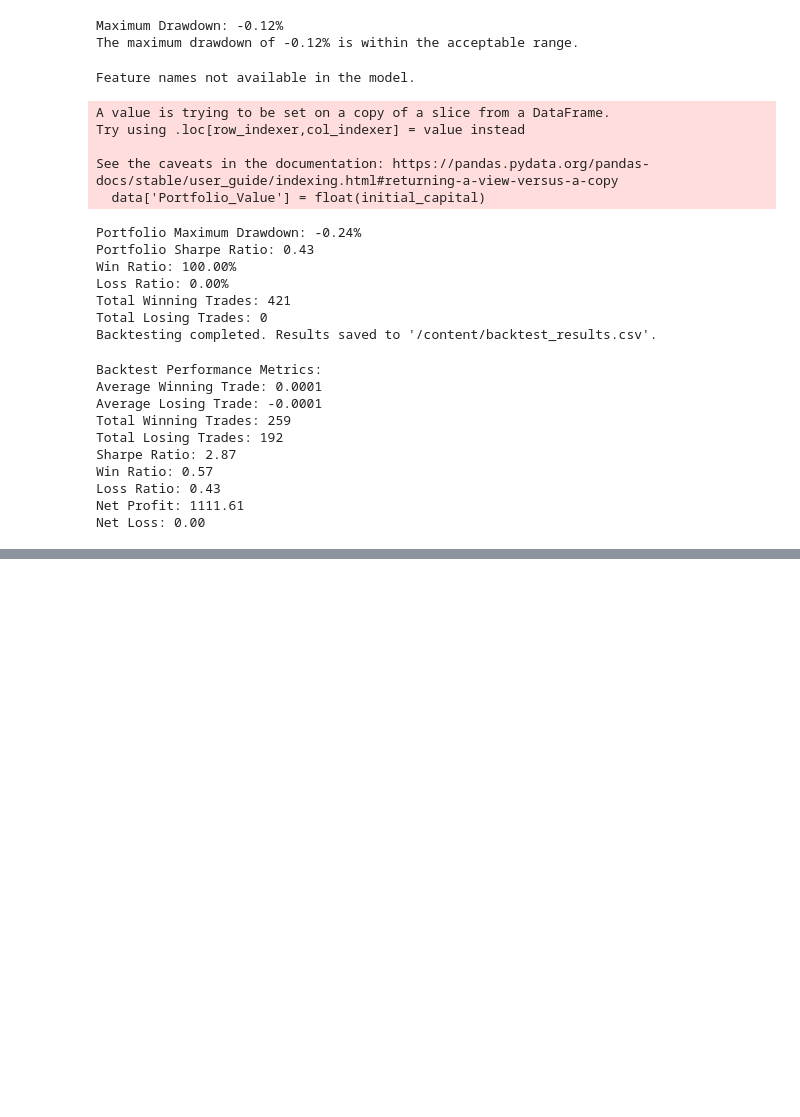
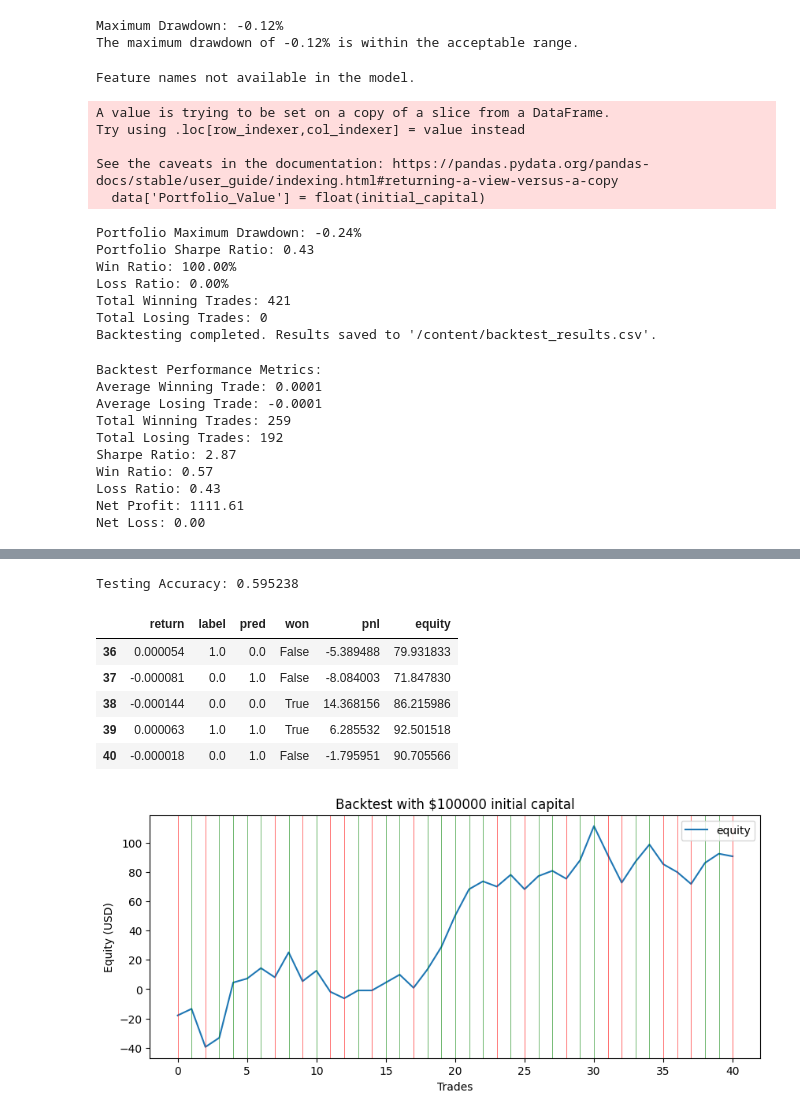
Before and after one commit to godwins3/PAfTA, a Jupyter notebook: notebooks/Nexo.ipynb, the cells around one changed output, grey strips where cells are left out. Cells and saved outputs as stored; diff of their text form; code cells hidden in the pictures; blank space fills up the shorter version.

```diff
--- a/notebooks/Nexo.ipynb
+++ b/notebooks/Nexo.ipynb
@@ -942,0 +1015,7 @@ Net Loss: 0.00
+# %%
+# Make label, 1 as rising price, 0 as falling price
+
+df['label'] = df['return'].shift(-1)
+df['label'] = df['label'].apply(lambda x: 1 if x>0.0 else 0)
+df.dropna(inplace=True)
+df.tail()
@@ -942,0 +1127,60 @@ Net Loss: 0.00
+# %%
+# Define Model and fit
+# Here we use 95% of data for training, and last 5% for testing
+
+from sklearn.ensemble import GradientBoostingClassifier
+model = GradientBoostingClassifier(random_state=0, learning_rate=0.03, n_estimators=10000)
+
+train_len = int(len(train_x)*0.95)
+model.fit(train_x[:train_len], train_y[:train_len])
+
+accuracy = model.score(train_x[train_len:], train_y[train_len:])
+print('Testing Accuracy: %f' % accuracy)
+# %% [output]
+Testing Accuracy: 0.595238
+# %%
+# Predict test data
+
+pred = model.predict(train_x[train_len:])
+
+
+# Calculate equity..
+
+contracts  = 100000.0
+commission = 0.0
+
+
+df_trade = pd.DataFrame(train_x[train_len:,-1], columns=['return'])
+df_trade['label']  = train_y[train_len:]
+df_trade['pred']   = pred
+df_trade['won']    = df_trade['label'] == df_trade['pred']
+# df_trade['Date'] = df['Date'][train_len:]
+df_trade['return'] = df_trade['return'].shift(-1) * return_range
+df_trade.drop(df_trade.index[len(df_trade)-1], inplace=True)
+
+def calc_profit(row):
+    if row['won']:
+        return abs(row['return'])*contracts - commission
+    else:
+        return -abs(row['return'])*contracts - commission
+
+df_trade['pnl'] = df_trade.apply(lambda row: calc_profit(row), axis=1)
+df_trade['equity'] = df_trade['pnl'].cumsum()
+
+display(df_trade.tail())
+df_trade.plot(y='equity', figsize=(10,4), title='Backtest with $100000 initial capital')
+plt.xlabel('Trades')
+plt.ylabel('Equity (USD)')
+for r in df_trade.iterrows():
+    if r[1]['won']:
+        plt.axvline(x=r[0], linewidth=0.5, alpha=0.8, color='g')
+    else:
+        plt.axvline(x=r[0], linewidth=0.5, alpha=0.8, color='r')
+# %% [output]
+|  | return | label | pred | won | pnl | equity |
+| 36 | 0.000054 | 1.0 | 0.0 | False | -5.389488 | 79.931833 |
+| 37 | -0.000081 | 0.0 | 1.0 | False | -8.084003 | 71.847830 |
+| 38 | -0.000144 | 0.0 | 0.0 | True | 14.368156 | 86.215986 |
+| 39 | 0.000063 | 1.0 | 1.0 | True | 6.285532 | 92.501518 |
+| 40 | -0.000018 | 0.0 | 1.0 | False | -1.795951 | 90.705566 |
+[figure, added]
```
Also changed, not shown: parts of 26 cells of this notebook.
